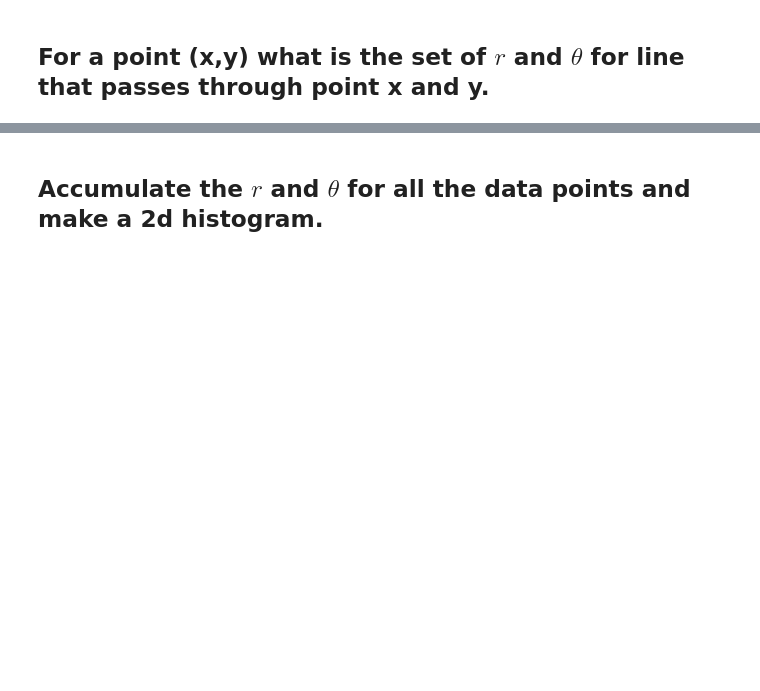
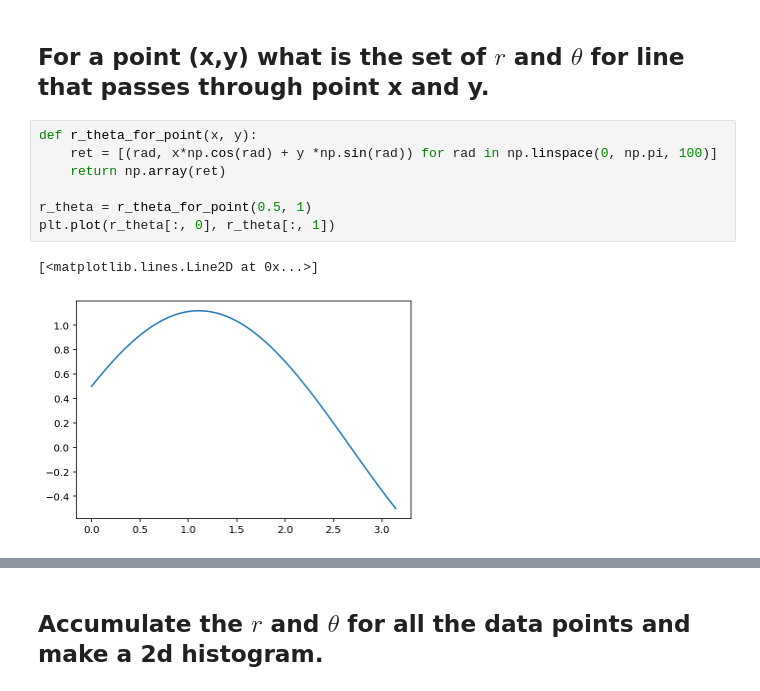
Before and after one commit to MUIC-Numerical-Methods-2018/extra-2-hough-transform, a Jupyter notebook: HoughTransform.ipynb, the cells around one changed output, grey strips where cells are left out. Cells and saved outputs as stored; diff of their text form; blank space fills up the shorter version.

```diff
--- a/HoughTransform.ipynb
+++ b/HoughTransform.ipynb
@@ -47,2 +56,12 @@ def generate_line(r, rad, tmin=-1, tmax=1, n=20):
 # %% [markdown]
 ## For a point (x,y) what is the set of $r$ and $\theta$ for line that passes through point x and y.
+# %%
+def r_theta_for_point(x, y):
+    ret = [(rad, x*np.cos(rad) + y *np.sin(rad)) for rad in np.linspace(0, np.pi, 100)]
+    return np.array(ret)
+
+r_theta = r_theta_for_point(0.5, 1)
+plt.plot(r_theta[:, 0], r_theta[:, 1])
+# %% [output]
+[<matplotlib.lines.Line2D at 0x...>]
+[figure, added]
```
Also changed, not shown: parts of 2 cells of this notebook.
